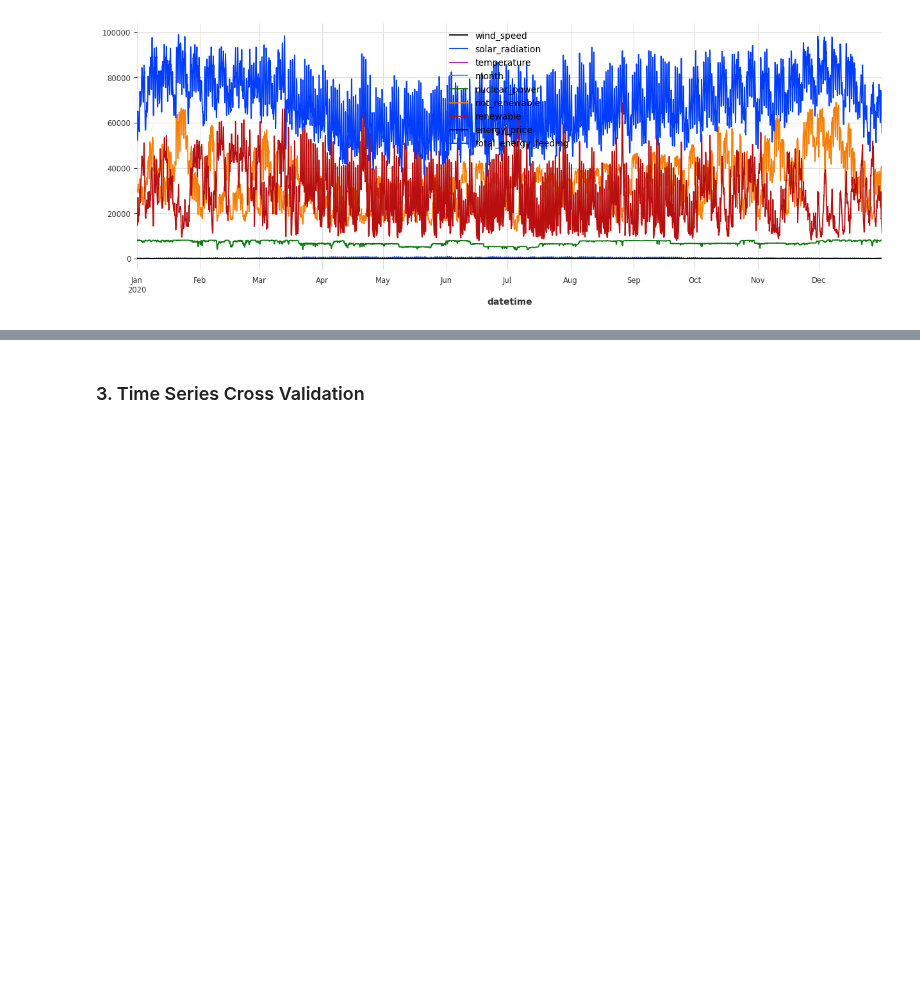
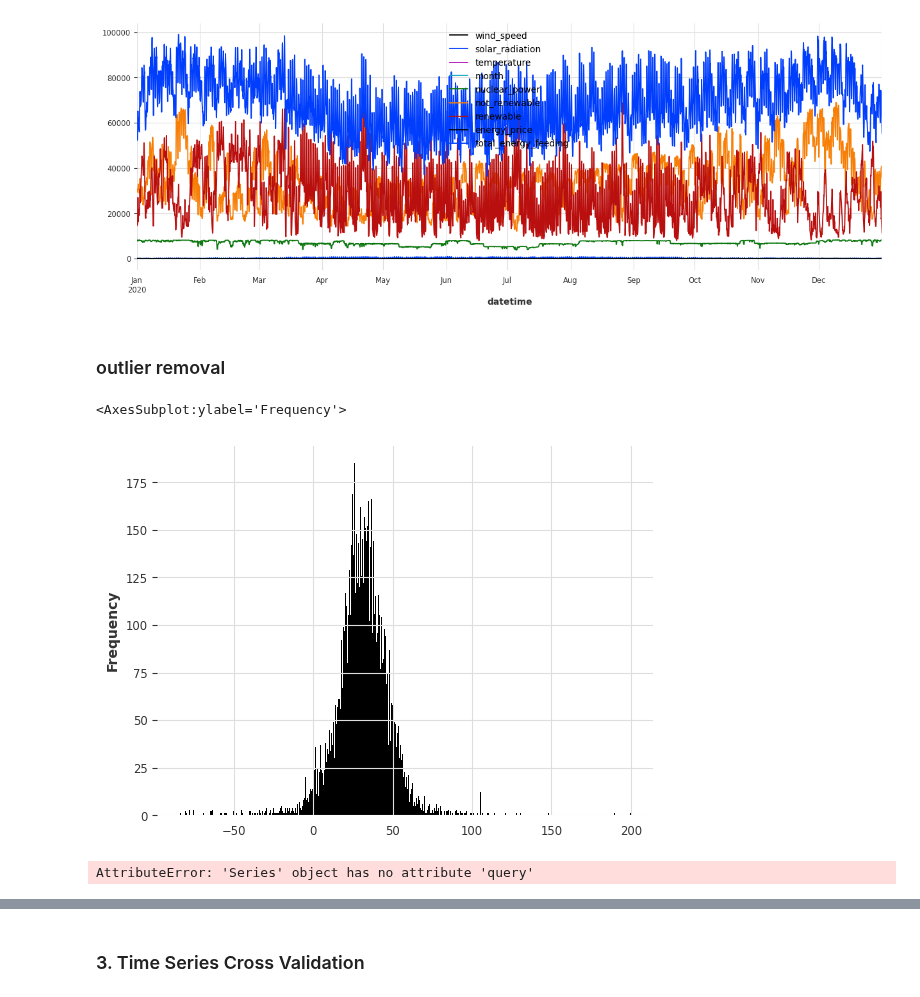
Before and after one commit to M-123-456/team-6-energy-costs, a Jupyter notebook: final_model.ipynb, the cells around one changed output, grey strips where cells are left out. Cells and saved outputs as stored; diff of their text form; code cells hidden in the pictures; blank space fills up the shorter version.

Commit message:
outliers

```diff
--- a/final_model.ipynb
+++ b/final_model.ipynb
@@ -28,3 +28,15 @@ df.plot( figsize=(15, 5), color = color_pal)
 # %% [output]
 <AxesSubplot:xlabel='datetime'>
 [figure]
+# %% [markdown]
+### outlier removal
+# %%
+df['energy_price'].plot(kind='hist', bins=500)
+# %% [output]
+<AxesSubplot:ylabel='Frequency'>
+[figure, added]
+# %%
+df['energy_price'].query('energy_price < -50').plot()
+#df = df.query('energy_price > 150').copy()
+# %% [output]
+AttributeError: 'Series' object has no attribute 'query'
```
Also changed, not shown: parts of 4 cells of this notebook.
